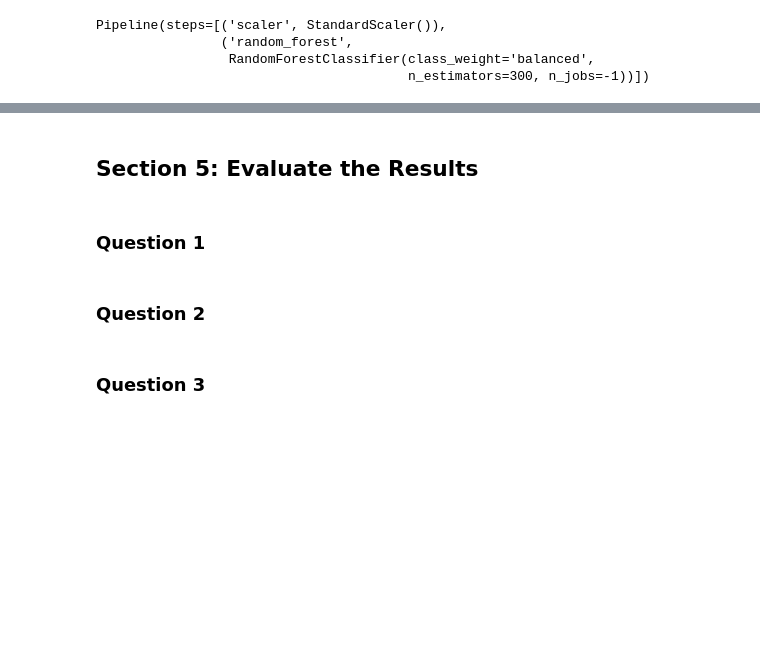
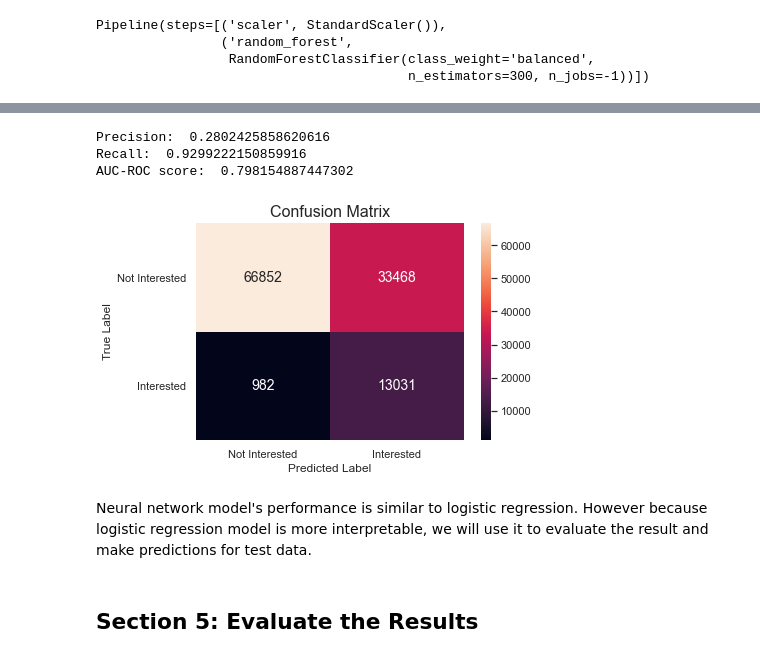
Before and after one commit to hk0111/health_insurance_cross_sell, a Jupyter notebook: Health_Insurance_Cross_Sell_Prediction.ipynb, the cells around one changed output, grey strips where cells are left out. Drawn from its saved outputs; the diff is of its cells as text; code cells hidden in the pictures; blank space fills up the shorter version.

```diff
--- a/Health_Insurance_Cross_Sell_Prediction.ipynb
+++ b/Health_Insurance_Cross_Sell_Prediction.ipynb
@@ -571,0 +611,8 @@ Even though the precision in this model is higher than the logistic regression m
+# %%
+class_weights = class_weight.compute_class_weight('balanced',
+                                                  classes=np.unique(y_train),
+                                                  y=y_train)
+class_weight_dict = dict(enumerate(class_weights))
+
+model_nn.fit(X_train_scaled, y_train, batch_size=2048, epochs=30,
+             validation_data = (X_val_scaled, y_val), class_weight=class_weight_dict)
@@ -571,0 +638,3 @@ Even though the precision in this model is higher than the logistic regression m
+# %%
+y_pred_proba = model_nn.predict(X_val_scaled)
+y_pred_proba
@@ -571,0 +649,3 @@ Even though the precision in this model is higher than the logistic regression m
+# %%
+y_pred = (y_pred_proba >= .5).astype('int')
+print(classification_report(y_val, y_pred))
@@ -572,8 +661,28 @@ Even though the precision in this model is higher than the logistic regression m
+# %%
+# Create the confusion matrix
+conf_matrix = confusion_matrix(y_val, y_pred)
+(tn, fp, fn, tp) = conf_matrix.ravel()
+nn_precision = tp / (tp+fp)
+nn_recall = tp / (tp+fn)
+print('Precision: ', nn_precision)
+print('Recall: ', nn_recall)
+print('AUC-ROC score: ', roc_auc_score(y_val, y_pred))
+# %% [output]
+Precision:  0.2802425858620616
+Recall:  0.9299222150859916
+AUC-ROC score:  0.798154887447302
+# %%
+#Plot the confusion matrix
+sns.heatmap(conf_matrix, annot=True, fmt='d',
+            xticklabels=labels, yticklabels=labels,
+            annot_kws={'size': 14})
+plt.yticks(rotation=0)
+plt.xlabel('Predicted Label')
+plt.ylabel('True Label')
+plt.title('Confusion Matrix', size=16);
+# %% [output]
+[figure, added]
+# %% [markdown]
+Neural network model's performance is similar to logistic regression. However because logistic regression model is more interpretable, we will use it to evaluate the result and make predictions for test data.
 # %% [markdown]
 ## Section 5: Evaluate the Results
-# %% [markdown]
-### Question 1
-# %% [markdown]
-### Question 2
-# %% [markdown]
-### Question 3
```
Also changed, not shown: parts of 24 cells of this notebook.
